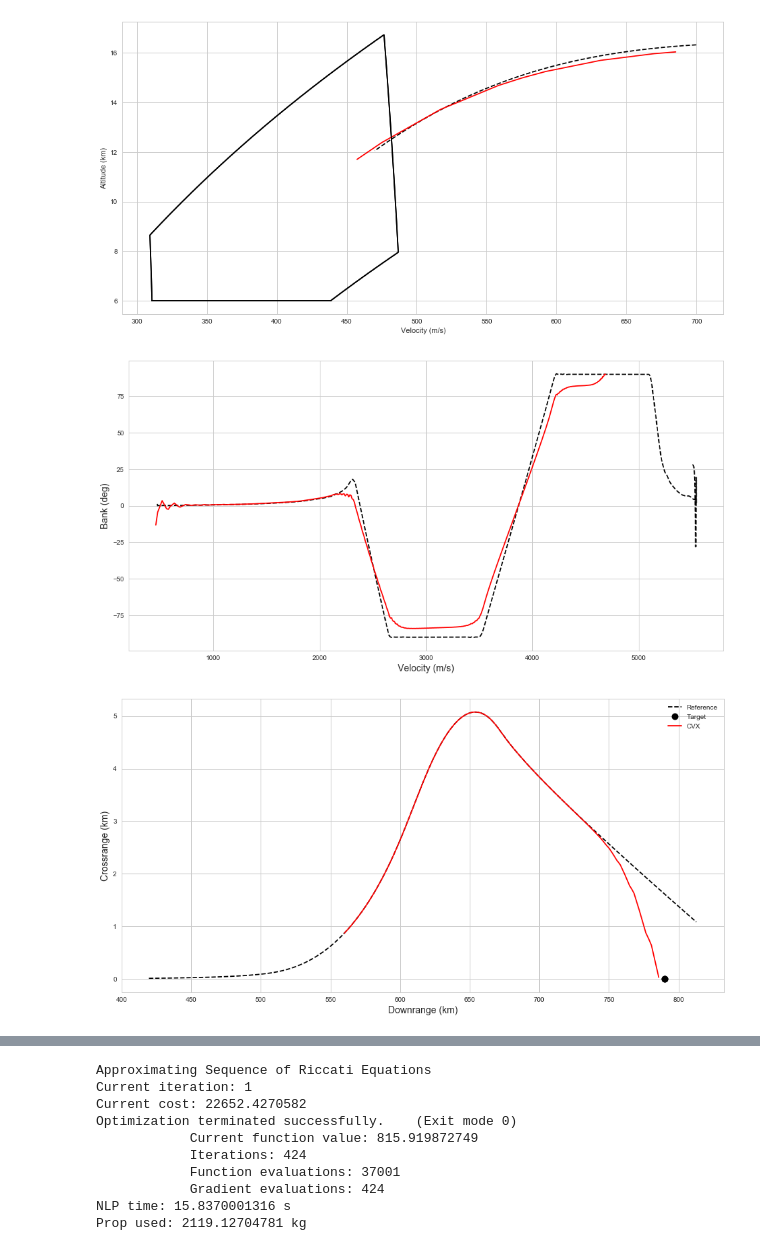
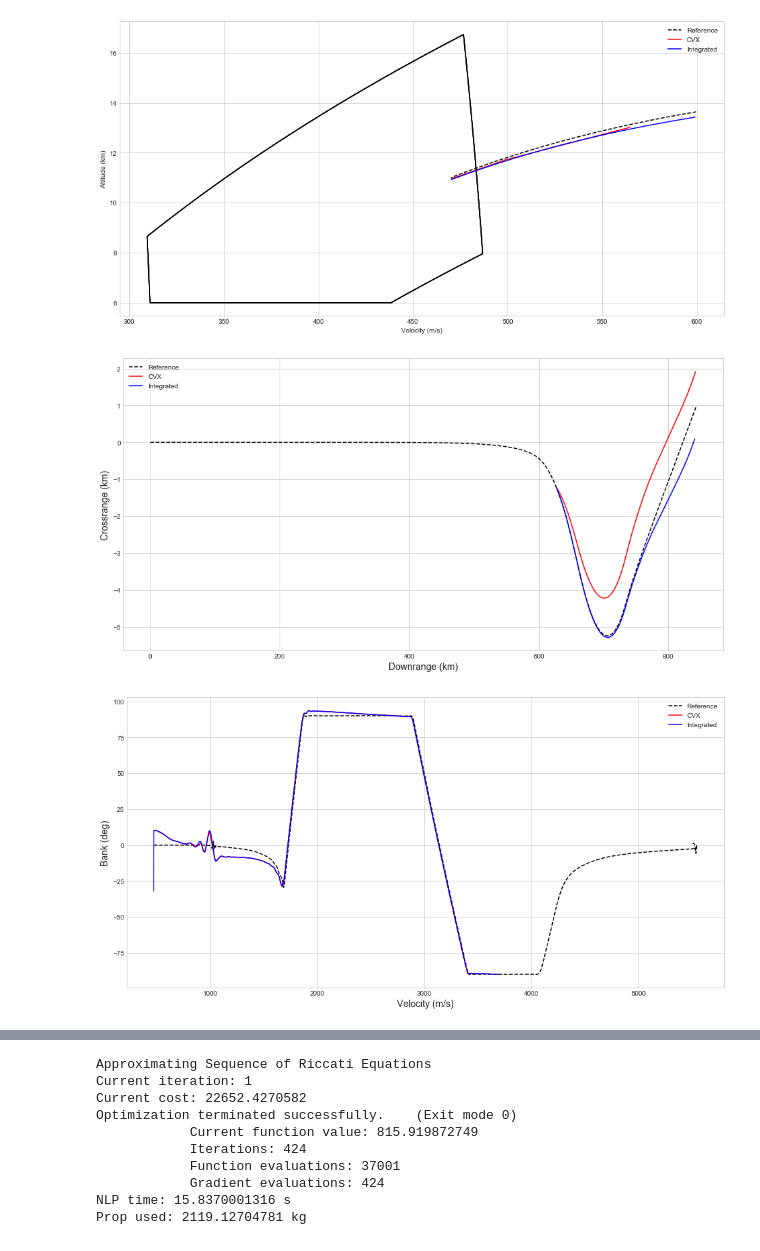
Before and after one commit to CDNoyes/EDL-Py, a Jupyter notebook: ConvexUpdate.ipynb, the cells around one changed output, grey strips where cells are left out. Drawn from its saved outputs; the diff is of its cells as text; code cells hidden in the pictures.

Commit message:
Further update to convex ocp solver and accompanying notebook

```diff
--- a/ConvexUpdate.ipynb
+++ b/ConvexUpdate.ipynb
@@ -50,14 +0,0 @@ from scipy.io import loadmat
-# %%
-Var = []
-Fpa = []
-Heading = []
-for i in range(1,31):
-    data = loadmat('./data/MC_1000_2018-03-29_{}'.format(i))
-    r,th,ph,v,fpa,psi,s,m = data['xf'].T
-    dr = th*3397
-    cr = ph*3397
-    err = np.sqrt((dr-885)**2+cr**2)
-    var = np.std(err)
-    Var.append(var)
-    Fpa.append(np.mean(fpa))
-    Heading.append(np.mean(psi))
@@ -80,4 +14,4 @@ seaborn.set_style("whitegrid")
 # %%
-traj,bank_profile = MC.solve_ocp(dr=820)
+traj,bank_profile = MC.solve_ocp(dr=850)
 # %% [output]
 Connected to existing (shared) Matlab instance.
@@ -141,17 +65,19 @@ plt.close('all')
 fs = (16,8)
 fontsize = 14
 for xi,spec,label in zip([x_ref,X,x_int],['k--','r','b'],['Reference','CVX','Integrated']):
-    if not "Int" in label or False:
+    if not "CVX" in label or True:
         r,th,ph,v,fpa,psi,bank = xi
 
         plt.figure(1, figsize=fs)
-        plt.plot(v,r/1000-3397, spec)
+        plt.plot(v,r/1000-3397, spec,label=label)
         plt.xlabel('Velocity (m/s)', fontsize=fontsize)
         plt.ylabel('Altitude (km)', fontsize=fontsize)
+        plt.legend(loc='best')
+
         plt.figure(10, figsize=fs)
-        plt.plot(v[v<700],r[v<700]/1000-3397, spec)
-#         plt.xlabel('Velocity (m/s)')
+        plt.plot(v[v<600],r[v<600]/1000-3397, spec, label=label)
         Parachute.Draw(10)
+        plt.legend(loc='best')
 
 
         plt.figure(2, figsize=fs)
@@ -159,16 +85,20 @@ for xi,spec,label in zip([x_ref,X,x_int],['k--','r','b'],['Reference','CVX','Int
 #         plt.ylabel('Latitude (deg)', fontsize=fontsize)
 #         plt.xlabel('Longitude (deg)', fontsize=fontsize)
         cr = (-3397*ph)
-        plt.plot(th[cr>0.01]*3397,cr[cr>0.01],spec,label=label)
-        plt.plot(790, 0, 'ko', markersize=10, label='Target')
+        plt.plot(th*3397,cr,spec,label=label)
+
+#         plt.plot(th[cr>0.01]*3397,cr[cr>0.01],spec,label=label)
+#         plt.plot(790, 0, 'ko', markersize=10, label='Target')
+
         plt.xlabel('Downrange (km)', fontsize=fontsize)
         plt.ylabel('Crossrange (km)', fontsize=fontsize)
         plt.legend(loc='best')
 
         plt.figure(3, figsize=fs)
-        plt.plot(v,np.degrees(bank),spec)
+        plt.plot(v,np.degrees(bank),spec,label=label)
         plt.xlabel('Velocity (m/s)', fontsize=fontsize)
         plt.ylabel('Bank (deg)', fontsize=fontsize)
+        plt.legend(loc='best')
 
 
 
@@ -178,10 +108,10 @@ for xi,spec,label in zip([x_ref,X,x_int],['k--','r','b'],['Reference','CVX','Int
 #         plt.ylabel('Crossrange (km)')
 #         plt.xlabel('Velocity (m/s)', fontsize=fontsize)
 
-#         plt.figure(6, figsize=fs)
-#         plt.plot(v,np.degrees(psi),spec)
-#         plt.ylabel('Heading (deg)', fontsize=fontsize)
-#         plt.xlabel('Velocity (m/s)', fontsize=fontsize)
+        plt.figure(6, figsize=fs)
+        plt.plot(v,np.degrees(psi),spec)
+        plt.ylabel('Heading (deg)', fontsize=fontsize)
+        plt.xlabel('Velocity (m/s)', fontsize=fontsize)
 
 #         plt.figure(4, figsize=fs)
 #         plt.plot(v,np.degrees(U[label]),spec)
@@ -189,7 +119,6 @@ for xi,spec,label in zip([x_ref,X,x_int],['k--','r','b'],['Reference','CVX','Int
 #         plt.ylabel('Bank rate (deg/s)', fontsize=fontsize)
 
 
-plt.legend(loc='best')
 
 
 plt.show()
@@ -198,3 +127,3 @@ plt.show()
-[figure, old version]
+[figure, new version]
-[figure, old version]
+[figure, new version]
-[figure, old version]
+[figure, new version]
```
Also changed, not shown: parts of 27 cells of this notebook, 1 other file.
